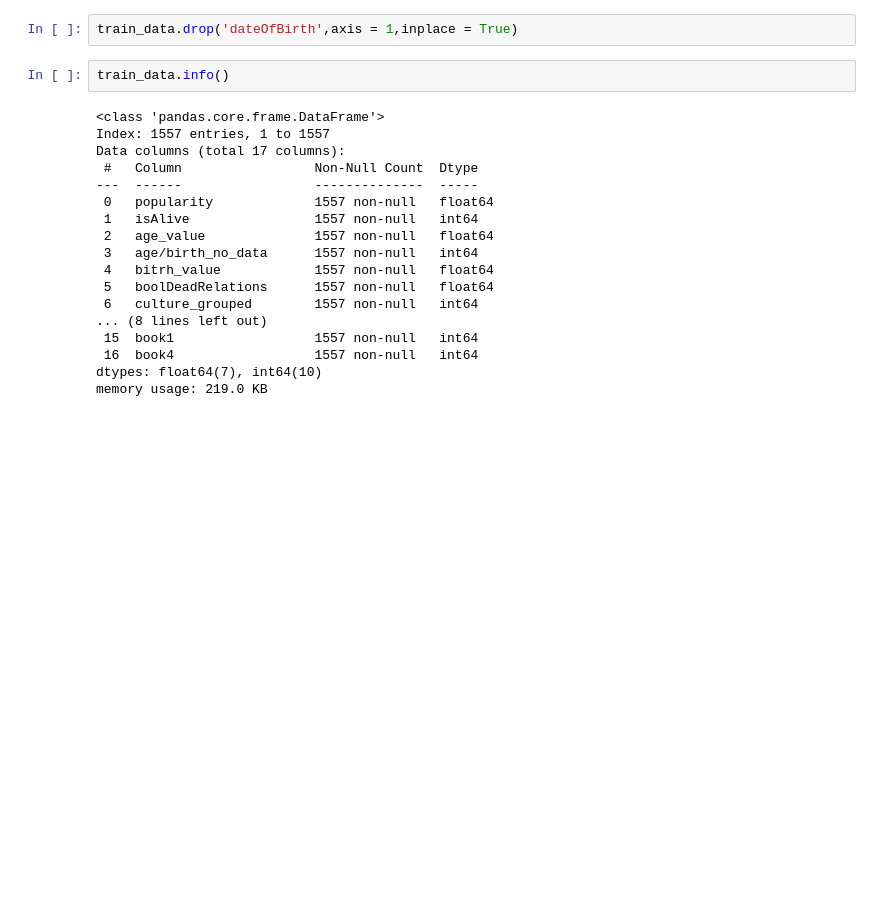
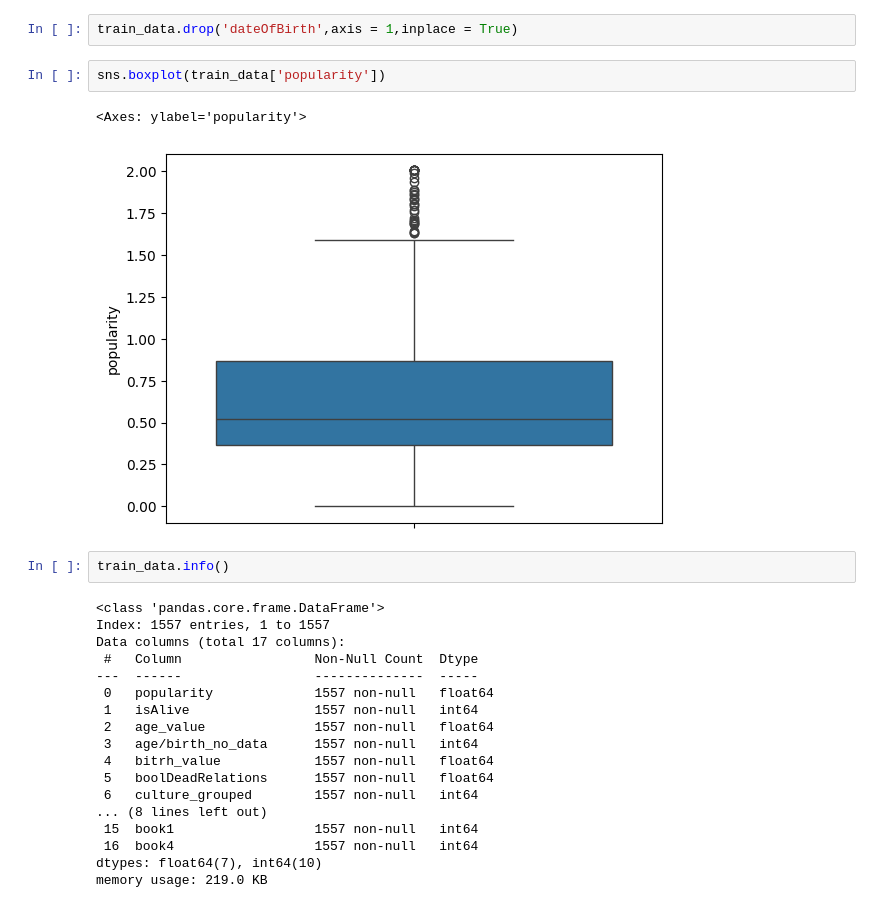
Before and after one commit to EvADarya/Data_processing-DLS-, a Jupyter notebook: DL_1_1.ipynb, the cells around one changed output. Drawn from its saved outputs; the diff is of its cells as text; blank space fills up the shorter version.

```diff
--- a/DL_1_1.ipynb
+++ b/DL_1_1.ipynb
@@ -251,5 +266,10 @@ sns.heatmap(corr, annot=True)
 # %%
 train_data.drop('dateOfBirth',axis = 1,inplace = True)
+# %%
+sns.boxplot(train_data['popularity'])
+# %% [output]
+<Axes: ylabel='popularity'>
+[figure, added]
 # %%
 train_data.info()
 # %% [output]
```
Also changed, not shown: parts of 16 cells of this notebook.
